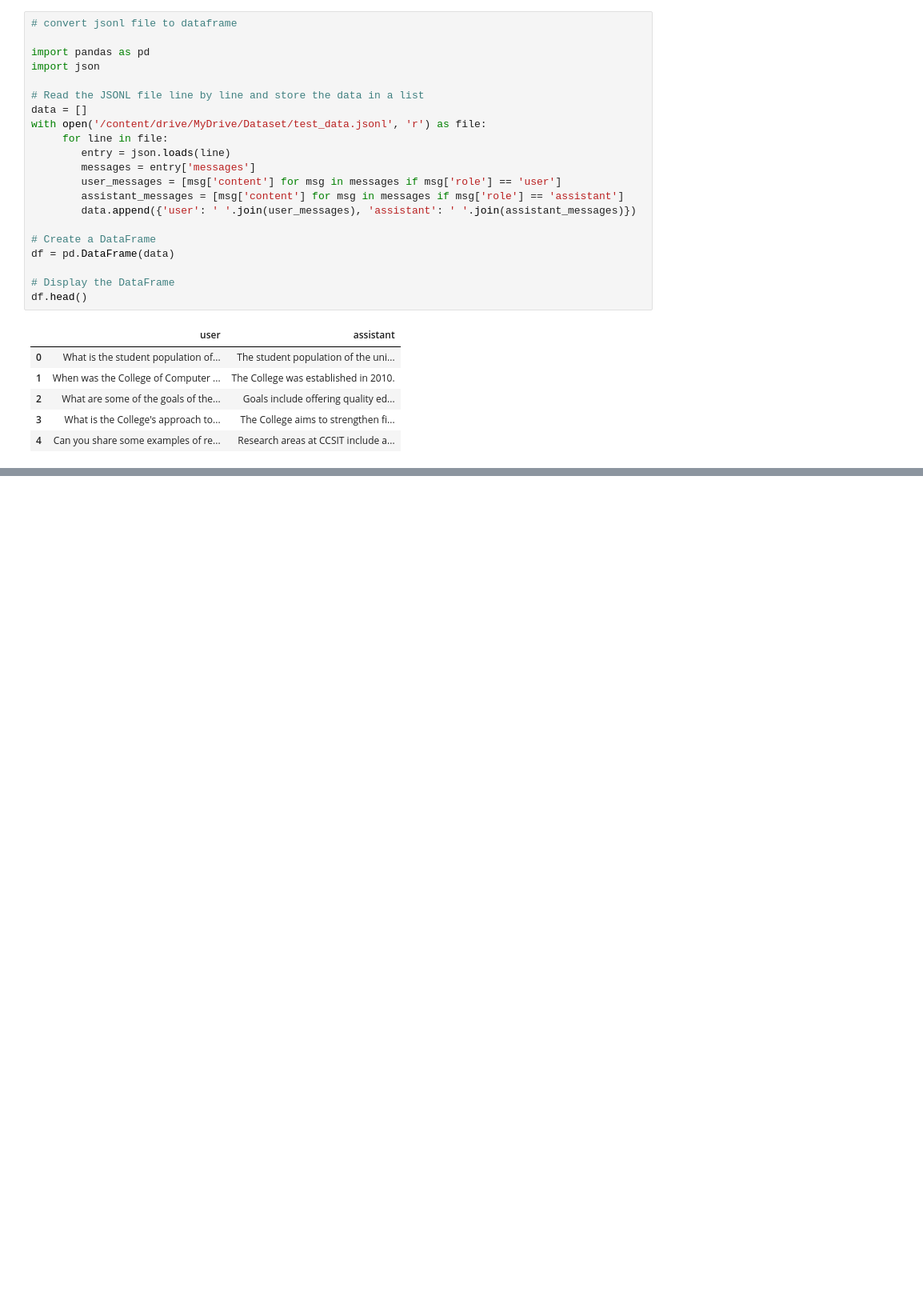
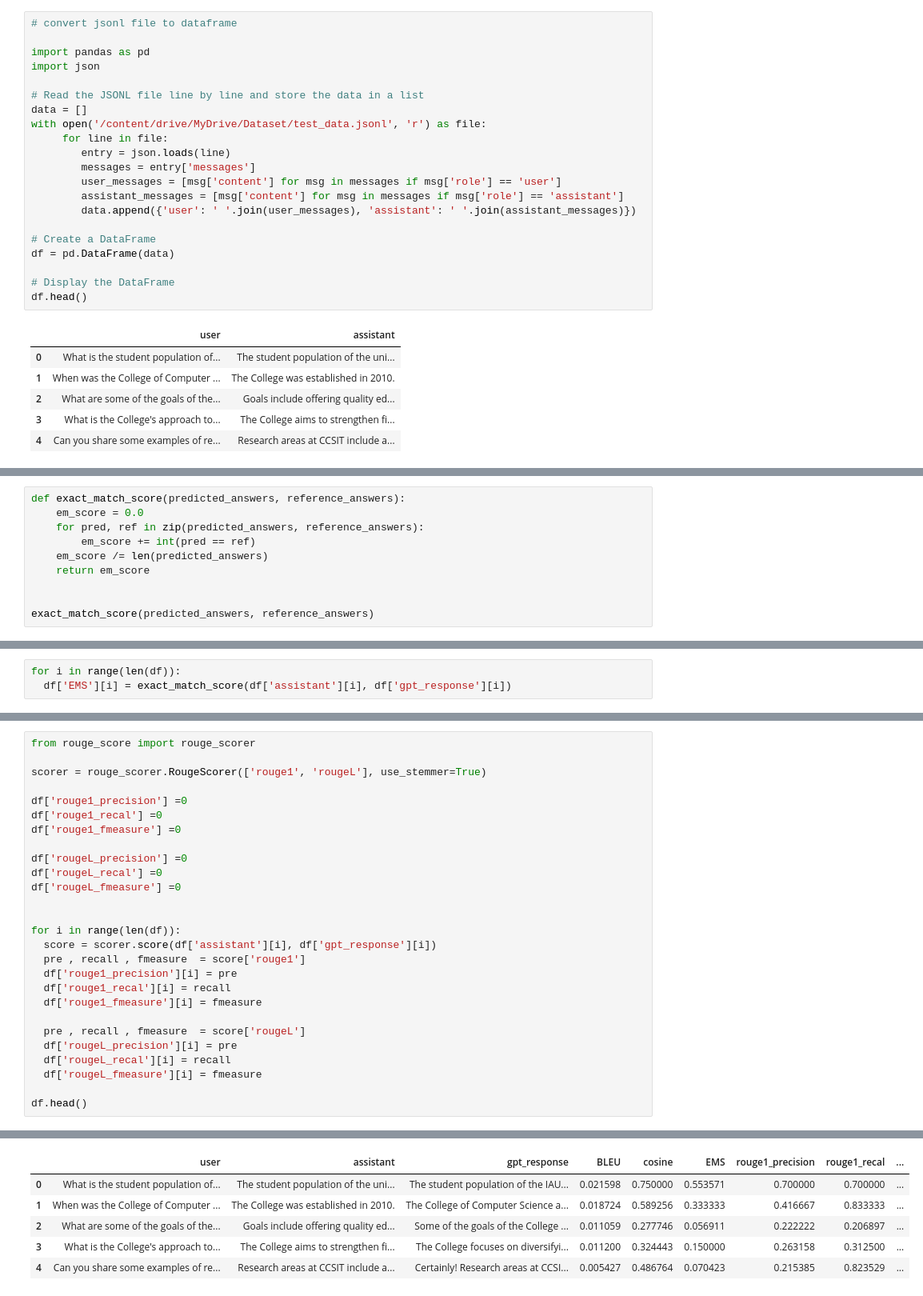
Before and after one commit to maimonahST/CCSIT_Infobot, a Jupyter notebook: code.ipynb, the cells around one changed output, grey strips where cells are left out. Shown: that part at 80% size. Drawn from its saved outputs; the diff is of its cells as text; blank space fills up the shorter version.

```diff
--- a/code.ipynb
+++ b/code.ipynb
@@ -599,0 +671,10 @@ cosine_sim_df
+# %%
+def exact_match_score(predicted_answers, reference_answers):
+    em_score = 0.0
+    for pred, ref in zip(predicted_answers, reference_answers):
+        em_score += int(pred == ref)
+    em_score /= len(predicted_answers)
+    return em_score
+
+
+exact_match_score(predicted_answers, reference_answers)
@@ -599,0 +683,3 @@ cosine_sim_df
+# %%
+for i in range(len(df)):
+  df['EMS'][i] = exact_match_score(df['assistant'][i], df['gpt_response'][i])
@@ -599,0 +725,28 @@ cosine_sim_df
+# %%
+from rouge_score import rouge_scorer
+
+scorer = rouge_scorer.RougeScorer(['rouge1', 'rougeL'], use_stemmer=True)
+
+df['rouge1_precision'] =0
+df['rouge1_recal'] =0
+df['rouge1_fmeasure'] =0
+
+df['rougeL_precision'] =0
+df['rougeL_recal'] =0
+df['rougeL_fmeasure'] =0
+
+
+for i in range(len(df)):
+  score = scorer.score(df['assistant'][i], df['gpt_response'][i])
+  pre , recall , fmeasure  = score['rouge1']
+  df['rouge1_precision'][i] = pre
+  df['rouge1_recal'][i] = recall
+  df['rouge1_fmeasure'][i] = fmeasure
+
+  pre , recall , fmeasure  = score['rougeL']
+  df['rougeL_precision'][i] = pre
+  df['rougeL_recal'][i] = recall
+  df['rougeL_fmeasure'][i] = fmeasure
+
+df.head()
+# %% [output]
@@ -599,0 +770,6 @@ cosine_sim_df
+|  | user | assistant | gpt_response | BLEU | cosine | EMS | rouge1_precision | rouge1_recal | ... |
+| 0 | What is the student population of... | The student population of the uni... | The student population of the IAU... | 0.021598 | 0.750000 | 0.553571 | 0.700000 | 0.700000 | ... |
+| 1 | When was the College of Computer ... | The College was established in 2010. | The College of Computer Science a... | 0.018724 | 0.589256 | 0.333333 | 0.416667 | 0.833333 | ... |
+| 2 | What are some of the goals of the... | Goals include offering quality ed... | Some of the goals of the College ... | 0.011059 | 0.277746 | 0.056911 | 0.222222 | 0.206897 | ... |
+| 3 | What is the College's approach to... | The College aims to strengthen fi... | The College focuses on diversifyi... | 0.011200 | 0.324443 | 0.150000 | 0.263158 | 0.312500 | ... |
+| 4 | Can you share some examples of re... | Research areas at CCSIT include a... | Certainly! Research areas at CCSI... | 0.005427 | 0.486764 | 0.070423 | 0.215385 | 0.823529 | ... |
```
Also changed, not shown: parts of 25 cells of this notebook.
